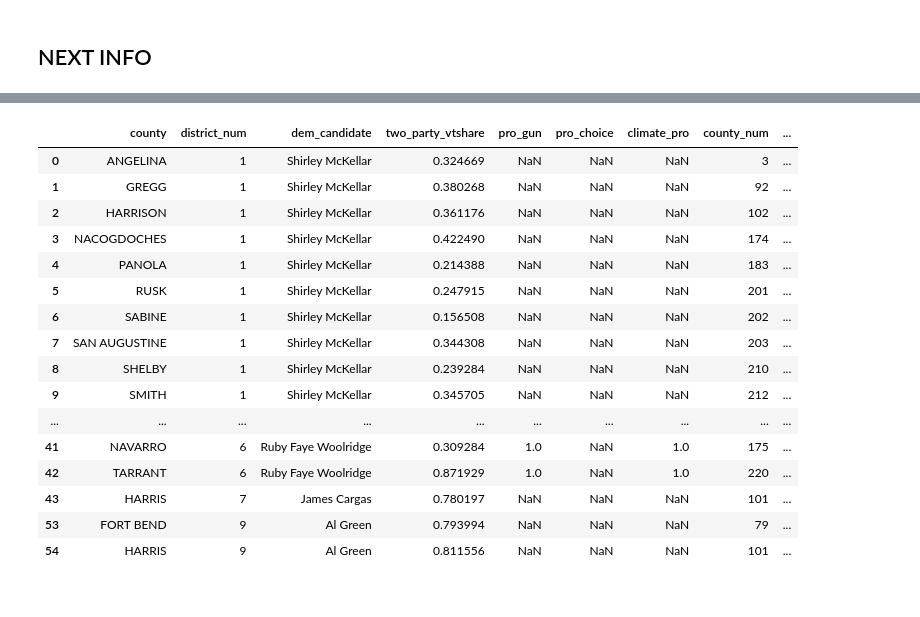
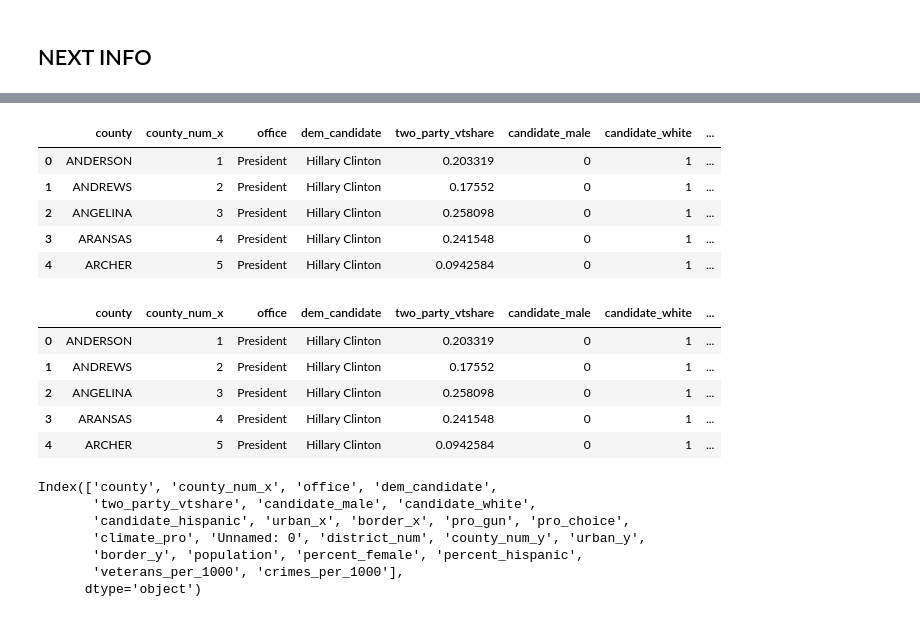
Before and after one commit to sghoseWI/Election-Analytics, a Jupyter notebook: model2.ipynb, the cells around one changed output, grey strips where cells are left out. Cells and saved outputs as stored; diff of their text form; code cells hidden in the pictures.

```diff
--- a/model2.ipynb
+++ b/model2.ipynb
@@ -28,3 +19,5 @@ print(for_house.shape)
+# %%
+temp = for_pres.merge(dist_count, left_on='county', right_on ='Unnamed: 0')
 # %%
 counties = list(for_pres.county)
 
@@ -79,20 +80,0 @@ candidate_df.head()
-# %%
-for_house.head(20)
-# %% [output]
-|  | county | district_num | dem_candidate | two_party_vtshare | pro_gun | pro_choice | climate_pro | county_num | ... |
-| 0 | ANGELINA | 1 | Shirley McKellar | 0.324669 | NaN | NaN | NaN | 3 | ... |
-| 1 | GREGG | 1 | Shirley McKellar | 0.380268 | NaN | NaN | NaN | 92 | ... |
-| 2 | HARRISON | 1 | Shirley McKellar | 0.361176 | NaN | NaN | NaN | 102 | ... |
-| 3 | NACOGDOCHES | 1 | Shirley McKellar | 0.422490 | NaN | NaN | NaN | 174 | ... |
-| 4 | PANOLA | 1 | Shirley McKellar | 0.214388 | NaN | NaN | NaN | 183 | ... |
-| 5 | RUSK | 1 | Shirley McKellar | 0.247915 | NaN | NaN | NaN | 201 | ... |
-| 6 | SABINE | 1 | Shirley McKellar | 0.156508 | NaN | NaN | NaN | 202 | ... |
-| 7 | SAN AUGUSTINE | 1 | Shirley McKellar | 0.344308 | NaN | NaN | NaN | 203 | ... |
-| 8 | SHELBY | 1 | Shirley McKellar | 0.239284 | NaN | NaN | NaN | 210 | ... |
-| 9 | SMITH | 1 | Shirley McKellar | 0.345705 | NaN | NaN | NaN | 212 | ... |
-| ... | ... | ... | ... | ... | ... | ... | ... | ... | ... |
-| 41 | NAVARRO | 6 | Ruby Faye Woolridge | 0.309284 | 1.0 | NaN | 1.0 | 175 | ... |
-| 42 | TARRANT | 6 | Ruby Faye Woolridge | 0.871929 | 1.0 | NaN | 1.0 | 220 | ... |
-| 43 | HARRIS | 7 | James Cargas | 0.780197 | NaN | NaN | NaN | 101 | ... |
-| 53 | FORT BEND | 9 | Al Green | 0.793994 | NaN | NaN | NaN | 79 | ... |
-| 54 | HARRIS | 9 | Al Green | 0.811556 | NaN | NaN | NaN | 101 | ... |
@@ -102,0 +85,9 @@ for_house = for_house.merge(candidate_df, how = 'left', on = 'dem_candidate')
+# %%
+temp_pres.head().style
+# %% [output]
+|  | county | county_num_x | office | dem_candidate | two_party_vtshare | candidate_male | candidate_white | ... |
+| 0 | ANDERSON | 1 | President | Hillary Clinton | 0.203319 | 0 | 1 | ... |
+| 1 | ANDREWS | 2 | President | Hillary Clinton | 0.17552 | 0 | 1 | ... |
+| 2 | ANGELINA | 3 | President | Hillary Clinton | 0.258098 | 0 | 1 | ... |
+| 3 | ARANSAS | 4 | President | Hillary Clinton | 0.241548 | 0 | 1 | ... |
+| 4 | ARCHER | 5 | President | Hillary Clinton | 0.0942584 | 0 | 1 | ... |
@@ -102,0 +96,19 @@ for_house = for_house.merge(candidate_df, how = 'left', on = 'dem_candidate')
+# %%
+temp_pres.head().style
+# %% [output]
+|  | county | county_num_x | office | dem_candidate | two_party_vtshare | candidate_male | candidate_white | ... |
+| 0 | ANDERSON | 1 | President | Hillary Clinton | 0.203319 | 0 | 1 | ... |
+| 1 | ANDREWS | 2 | President | Hillary Clinton | 0.17552 | 0 | 1 | ... |
+| 2 | ANGELINA | 3 | President | Hillary Clinton | 0.258098 | 0 | 1 | ... |
+| 3 | ARANSAS | 4 | President | Hillary Clinton | 0.241548 | 0 | 1 | ... |
+| 4 | ARCHER | 5 | President | Hillary Clinton | 0.0942584 | 0 | 1 | ... |
+# %%
+temp_pres.columns
+# %% [output]
+Index(['county', 'county_num_x', 'office', 'dem_candidate',
+       'two_party_vtshare', 'candidate_male', 'candidate_white',
+       'candidate_hispanic', 'urban_x', 'border_x', 'pro_gun', 'pro_choice',
+       'climate_pro', 'Unnamed: 0', 'district_num', 'county_num_y', 'urban_y',
+       'border_y', 'population', 'percent_female', 'percent_hispanic',
+       'veterans_per_1000', 'crimes_per_1000'],
+      dtype='object')
```
Also changed, not shown: parts of 27 cells of this notebook.
